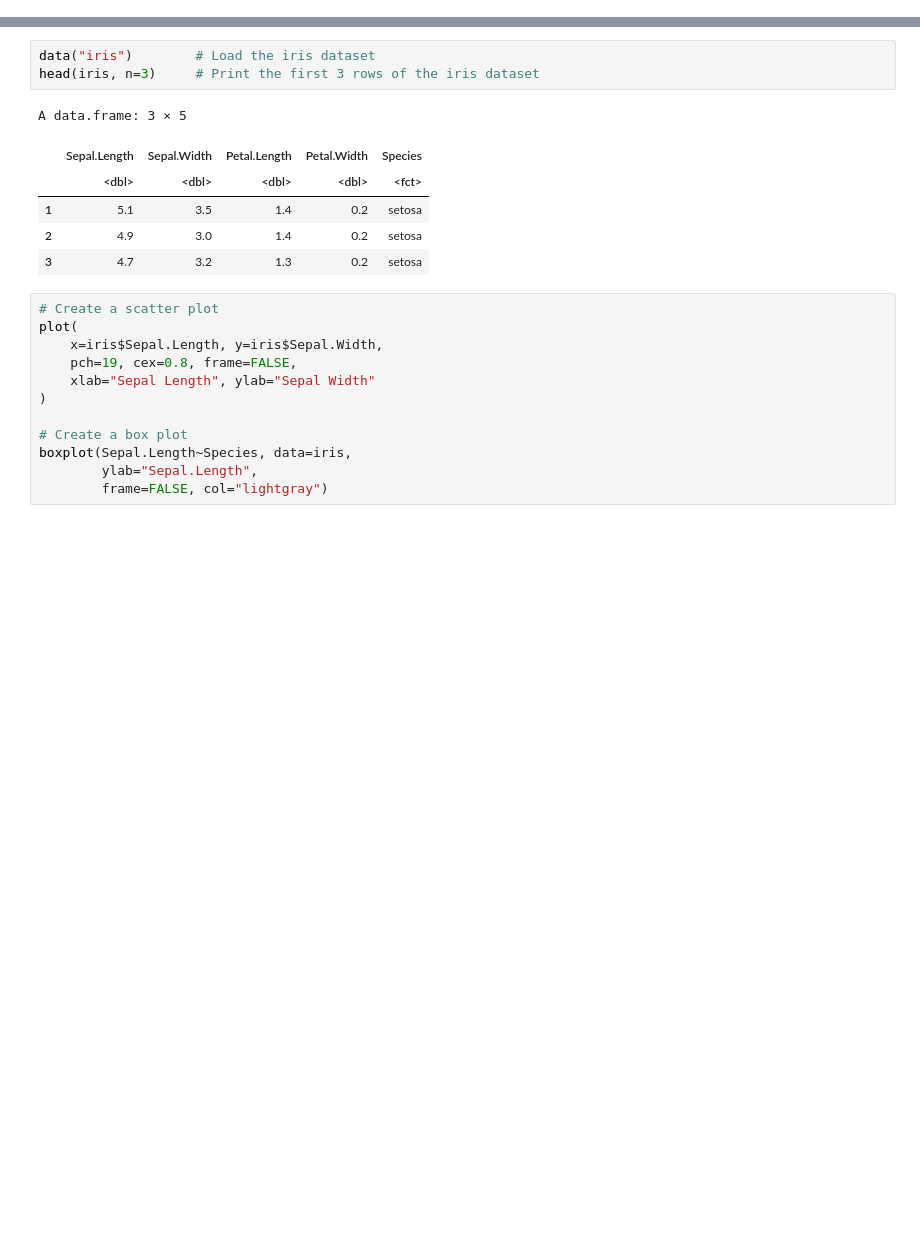
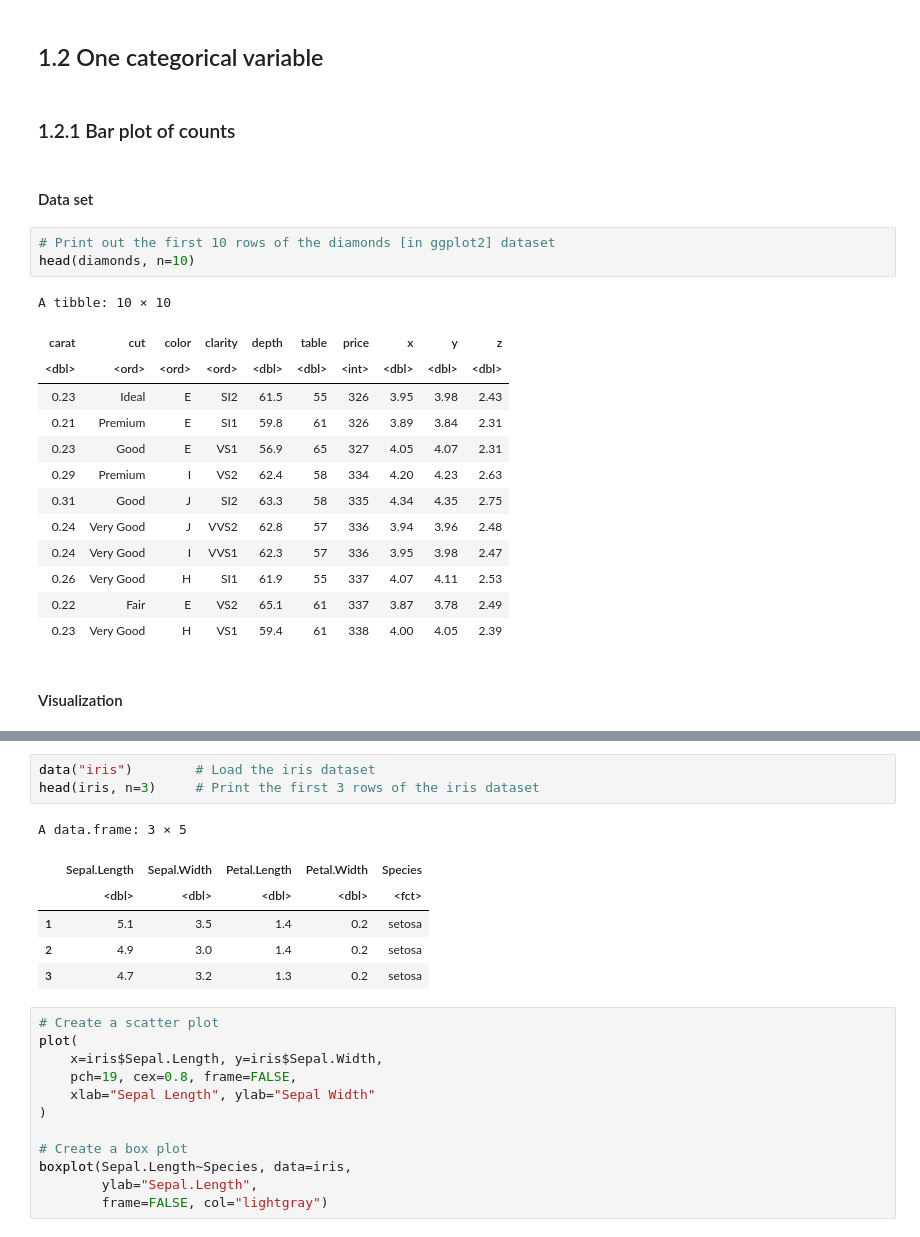
Before and after one commit to Niccolo-Aaron-Alcantara/R-Graphics-Essentials, a Jupyter notebook: R Graphics Essentials.ipynb, the cells around one changed output, grey strips where cells are left out. Cells and saved outputs as stored; diff of their text form; blank space fills up the shorter version.

```diff
--- a/R Graphics Essentials.ipynb
+++ b/R Graphics Essentials.ipynb
@@ -0,0 +17,25 @@
+# %% [markdown]
+## 1.2 One categorical variable
+# %% [markdown]
+### 1.2.1 Bar plot of counts
+# %% [markdown]
+#### Data set
+# %%
+# Print out the first 10 rows of the diamonds [in ggplot2] dataset
+head(diamonds, n=10)
+# %% [output]
+A tibble: 10 × 10
+| carat | cut | color | clarity | depth | table | price | x | y | z |
+| <dbl> | <ord> | <ord> | <ord> | <dbl> | <dbl> | <int> | <dbl> | <dbl> | <dbl> |
+| 0.23 | Ideal | E | SI2 | 61.5 | 55 | 326 | 3.95 | 3.98 | 2.43 |
+| 0.21 | Premium | E | SI1 | 59.8 | 61 | 326 | 3.89 | 3.84 | 2.31 |
+| 0.23 | Good | E | VS1 | 56.9 | 65 | 327 | 4.05 | 4.07 | 2.31 |
+| 0.29 | Premium | I | VS2 | 62.4 | 58 | 334 | 4.20 | 4.23 | 2.63 |
+| 0.31 | Good | J | SI2 | 63.3 | 58 | 335 | 4.34 | 4.35 | 2.75 |
+| 0.24 | Very Good | J | VVS2 | 62.8 | 57 | 336 | 3.94 | 3.96 | 2.48 |
+| 0.24 | Very Good | I | VVS1 | 62.3 | 57 | 336 | 3.95 | 3.98 | 2.47 |
+| 0.26 | Very Good | H | SI1 | 61.9 | 55 | 337 | 4.07 | 4.11 | 2.53 |
+| 0.22 | Fair | E | VS2 | 65.1 | 61 | 337 | 3.87 | 3.78 | 2.49 |
+| 0.23 | Very Good | H | VS1 | 59.4 | 61 | 338 | 4.00 | 4.05 | 2.39 |
+# %% [markdown]
+#### Visualization
```
Also changed, not shown: parts of 5 cells of this notebook.
